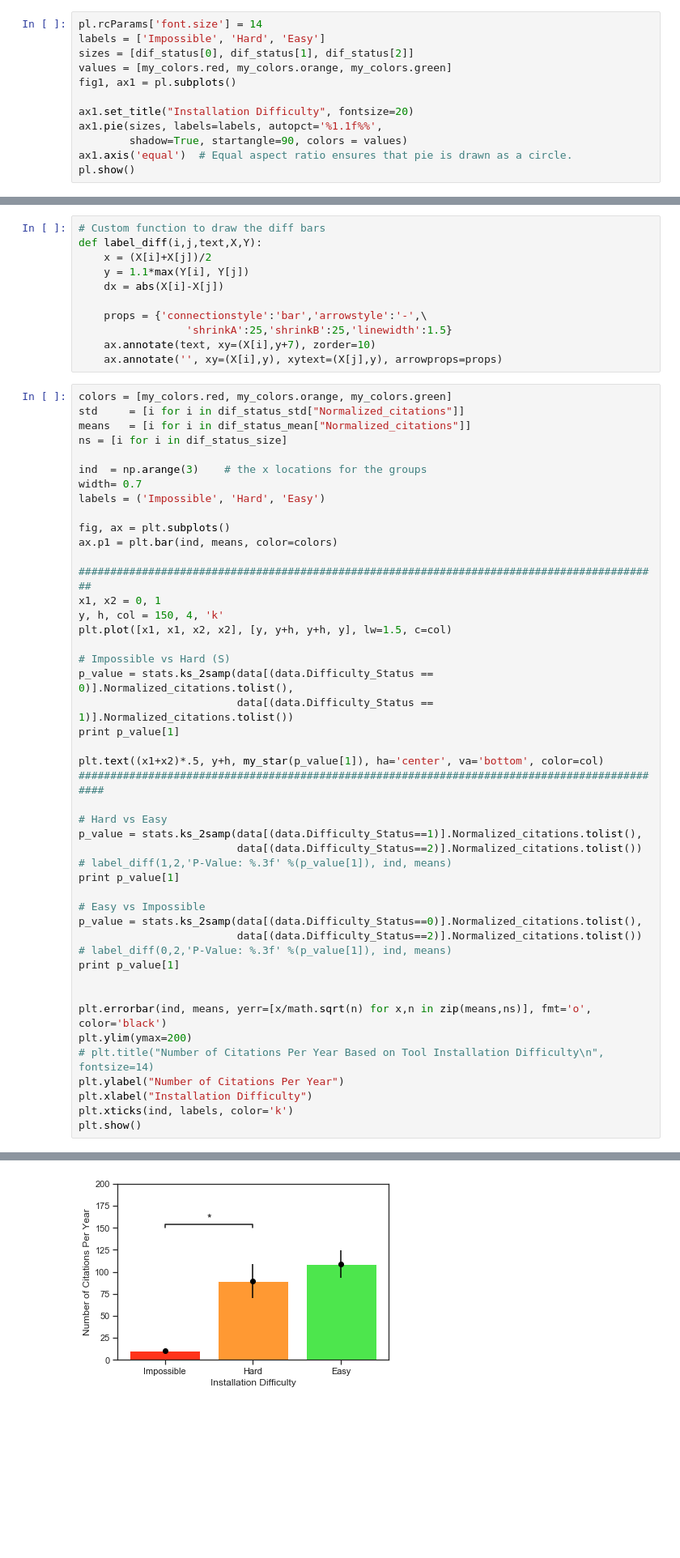
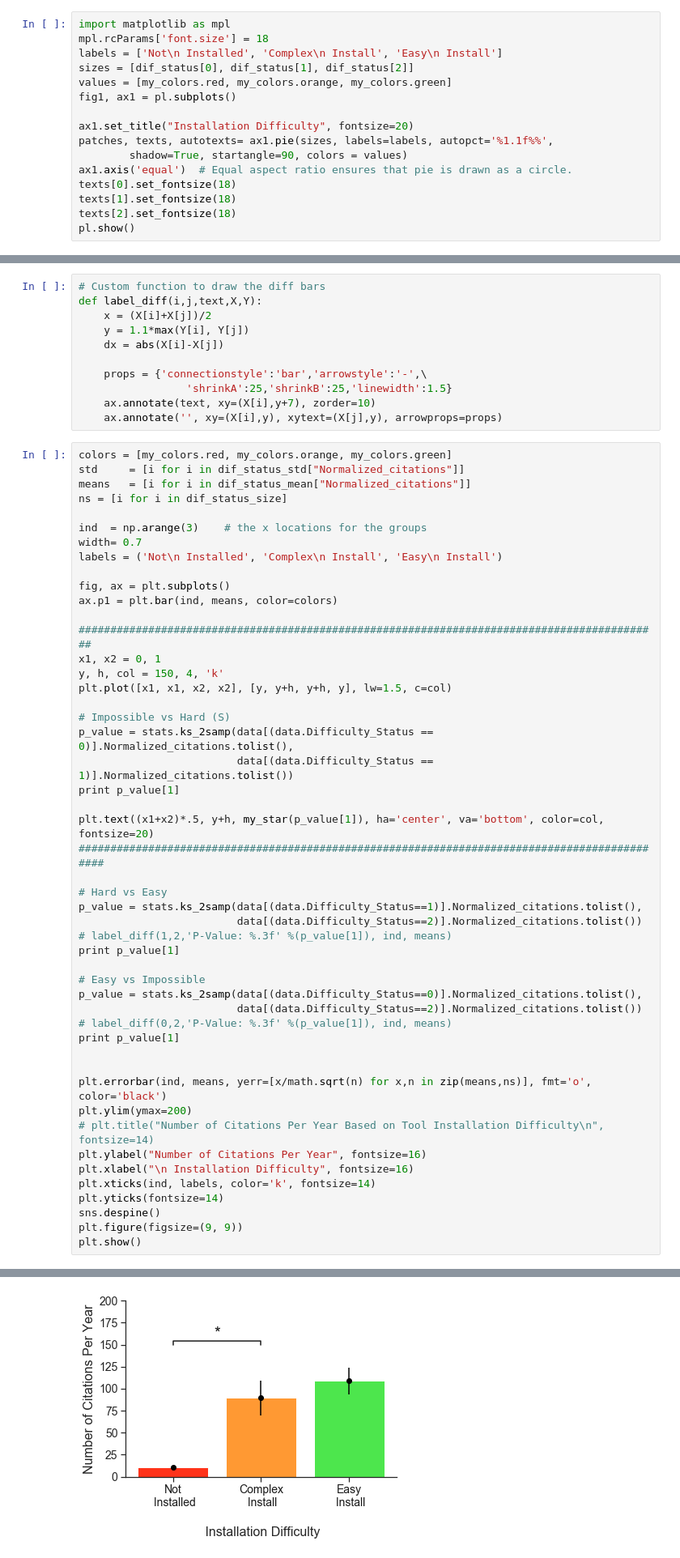
Before and after one commit to xubeisi/good.software, a Jupyter notebook: analysis/figure2_notebook.ipynb, the cells around one changed output, grey strips where cells are left out. Shown: that part at 81% size. Cells and saved outputs as stored; diff of their text form; blank space fills up the shorter version.

```diff
--- a/analysis/figure2_notebook.ipynb
+++ b/analysis/figure2_notebook.ipynb
@@ -278,15 +279,19 @@ Difficulty_Status
 2    50
 dtype: int64
 # %%
-pl.rcParams['font.size'] = 14
-labels = ['Impossible', 'Hard', 'Easy']
+import matplotlib as mpl
+mpl.rcParams['font.size'] = 18
+labels = ['Not\n Installed', 'Complex\n Install', 'Easy\n Install']
 sizes = [dif_status[0], dif_status[1], dif_status[2]]
 values = [my_colors.red, my_colors.orange, my_colors.green]
 fig1, ax1 = pl.subplots()
 
 ax1.set_title("Installation Difficulty", fontsize=20)
-ax1.pie(sizes, labels=labels, autopct='%1.1f%%',
+patches, texts, autotexts= ax1.pie(sizes, labels=labels, autopct='%1.1f%%',
         shadow=True, startangle=90, colors = values)
 ax1.axis('equal')  # Equal aspect ratio ensures that pie is drawn as a circle.
+texts[0].set_fontsize(18)
+texts[1].set_fontsize(18)
+texts[2].set_fontsize(18)
 pl.show()
 # %% [output]
@@ -389,7 +397,7 @@ ns = [i for i in dif_status_size]
 
 ind  = np.arange(3)    # the x locations for the groups
 width= 0.7
-labels = ('Impossible', 'Hard', 'Easy')
+labels = ('Not\n Installed', 'Complex\n Install', 'Easy\n Install')
 
 fig, ax = plt.subplots()
 ax.p1 = plt.bar(ind, means, color=colors)
@@ -400,35 +408,38 @@ y, h, col = 150, 4, 'k'
 plt.plot([x1, x1, x2, x2], [y, y+h, y+h, y], lw=1.5, c=col)
 
 # Impossible vs Hard (S)
 p_value = stats.ks_2samp(data[(data.Difficulty_Status == 0)].Normalized_citations.tolist(),
                          data[(data.Difficulty_Status == 1)].Normalized_citations.tolist())
 print p_value[1]
 
-plt.text((x1+x2)*.5, y+h, my_star(p_value[1]), ha='center', va='bottom', color=col)
+plt.text((x1+x2)*.5, y+h, my_star(p_value[1]), ha='center', va='bottom', color=col, fontsize=20)
 ##############################################################################################
 
 # Hard vs Easy
 p_value = stats.ks_2samp(data[(data.Difficulty_Status==1)].Normalized_citations.tolist(),
                          data[(data.Difficulty_Status==2)].Normalized_citations.tolist())
 # label_diff(1,2,'P-Value: %.3f' %(p_value[1]), ind, means)
 print p_value[1]
 
 # Easy vs Impossible
 p_value = stats.ks_2samp(data[(data.Difficulty_Status==0)].Normalized_citations.tolist(),
                          data[(data.Difficulty_Status==2)].Normalized_citations.tolist())
 # label_diff(0,2,'P-Value: %.3f' %(p_value[1]), ind, means)
 print p_value[1]
 
 
 plt.errorbar(ind, means, yerr=[x/math.sqrt(n) for x,n in zip(means,ns)], fmt='o', color='black')
 plt.ylim(ymax=200)
 # plt.title("Number of Citations Per Year Based on Tool Installation Difficulty\n", fontsize=14)
-plt.ylabel("Number of Citations Per Year")
-plt.xlabel("Installation Difficulty")
-plt.xticks(ind, labels, color='k')
+plt.ylabel("Number of Citations Per Year", fontsize=16)
+plt.xlabel("\n Installation Difficulty", fontsize=16)
+plt.xticks(ind, labels, color='k', fontsize=14)
+plt.yticks(fontsize=14)
+sns.despine()
+plt.figure(figsize=(9, 9))
 plt.show()
 # %% [output]
 0.0385426170573
 0.485458417866
 0.0988516868126
-[figure, old version]
+[figure, new version]
```
Also changed, not shown: parts of 22 cells of this notebook.
